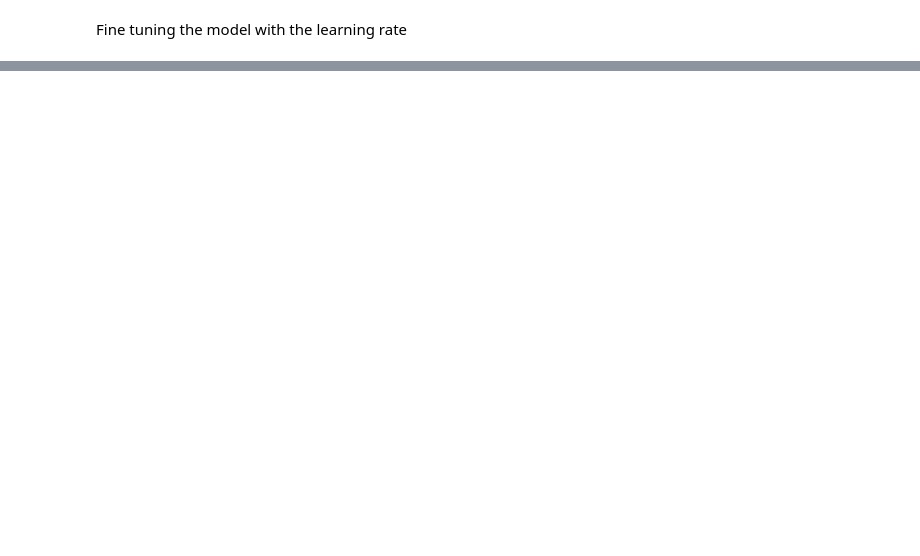
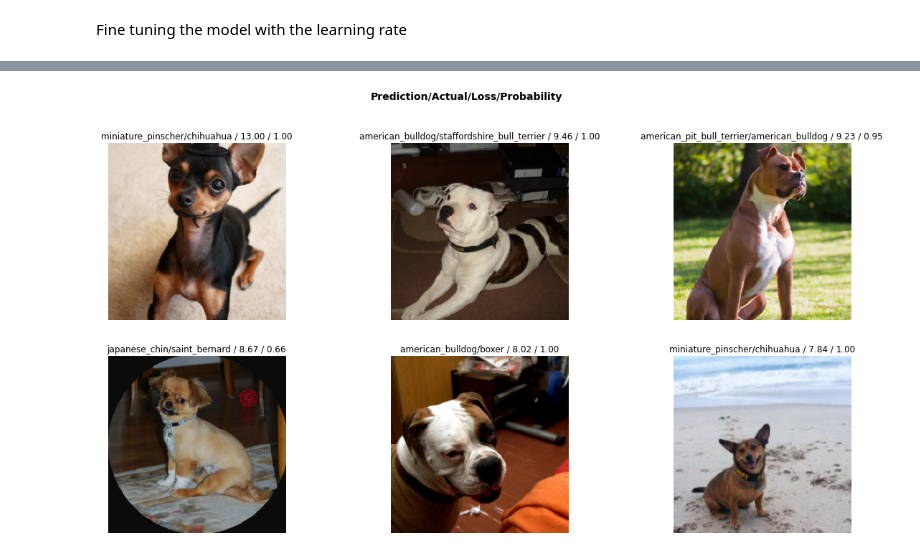
Before and after one commit to VivekMuraleedharanGit/fastai_learning, a Jupyter notebook: Pets_breed_classifier.ipynb, the cells around one changed output, grey strips where cells are left out. Saved outputs shown, nothing was run; the diff lists cells and outputs as text; code cells hidden in the pictures; blank space fills up the shorter version.

```diff
--- a/Pets_breed_classifier.ipynb
+++ b/Pets_breed_classifier.ipynb
@@ -150,0 +202,5 @@ interp.plot_top_losses(5,figsize=(15,10))
+# %%
+#using resnet50
+from fastai.callback.fp16 import *
+learn = cnn_learner(dls, resnet50, metrics=error_rate).to_fp16()
+learn.fine_tune(6, freeze_epochs=3)
@@ -150,0 +230,6 @@ interp.plot_top_losses(5,figsize=(15,10))
+# %%
+interp = ClassificationInterpretation.from_learner(learn)
+# %%
+interp.plot_top_losses(6,figsize=(20,10))
+# %% [output]
+[figure, added]
```
Also changed, not shown: parts of 25 cells of this notebook.
